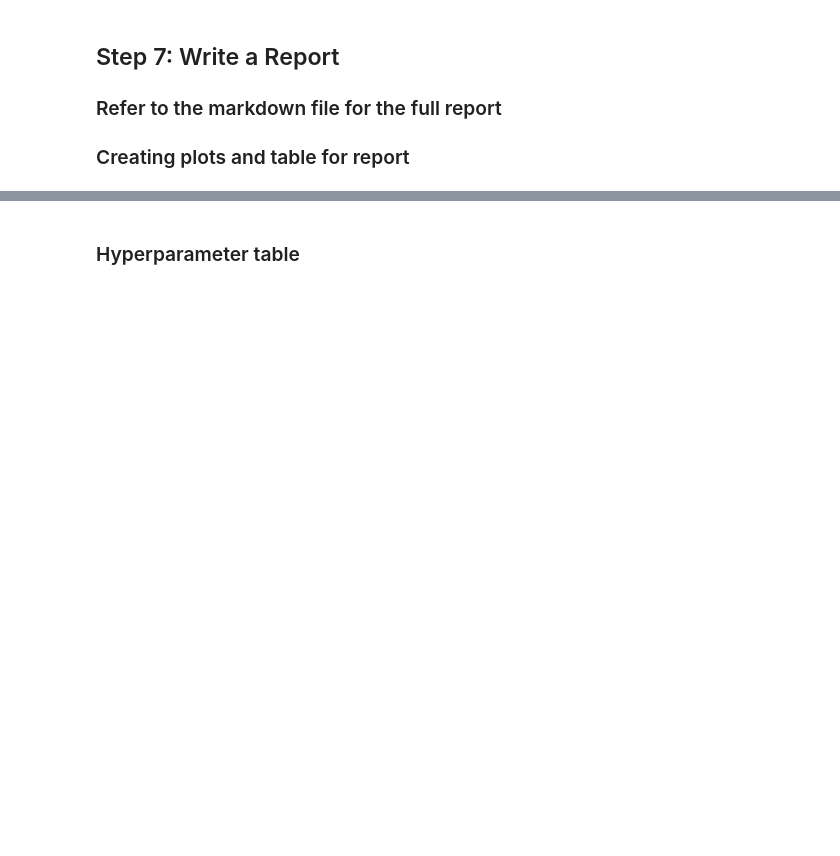
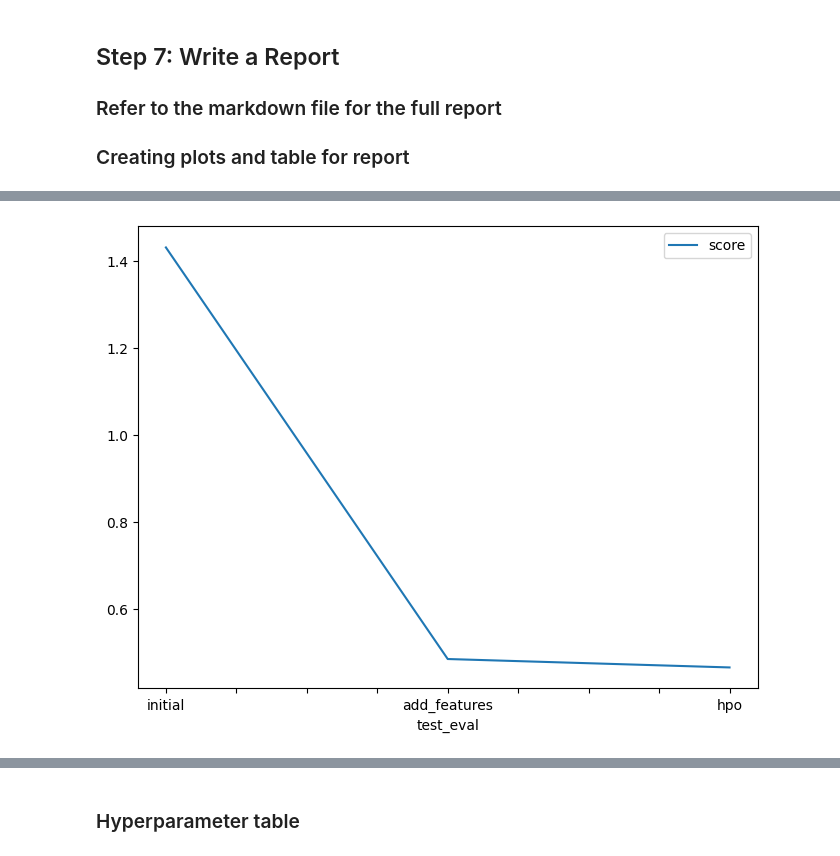
Before and after one commit to ayodejiades/biker, a Jupyter notebook: project-template.ipynb, the cells around one changed output, grey strips where cells are left out. Cells and saved outputs as stored; diff of their text form; code cells hidden in the pictures; blank space fills up the shorter version.

```diff
--- a/project-template.ipynb
+++ b/project-template.ipynb
@@ -531,12 +719,14 @@ fig.savefig('model_train_score.png')
 # %%
 # Take the 3 kaggle scores and creating a line plot to show improvement
 fig = pd.DataFrame(
     {
         "test_eval": ["initial", "add_features", "hpo"],
-        "score": [?, ?, ?]
+        "score":  [1.43093, 0.48573, 0.46639]
     }
 ).plot(x="test_eval", y="score", figsize=(8, 6)).get_figure()
 fig.savefig('model_test_score.png')
+# %% [output]
+[figure, added]
 # %%
 # Take the 3 test evaluation scores and creating a line plot to show improvement
 fig = pd.DataFrame(
```
Also changed, not shown: parts of 21 cells of this notebook.
